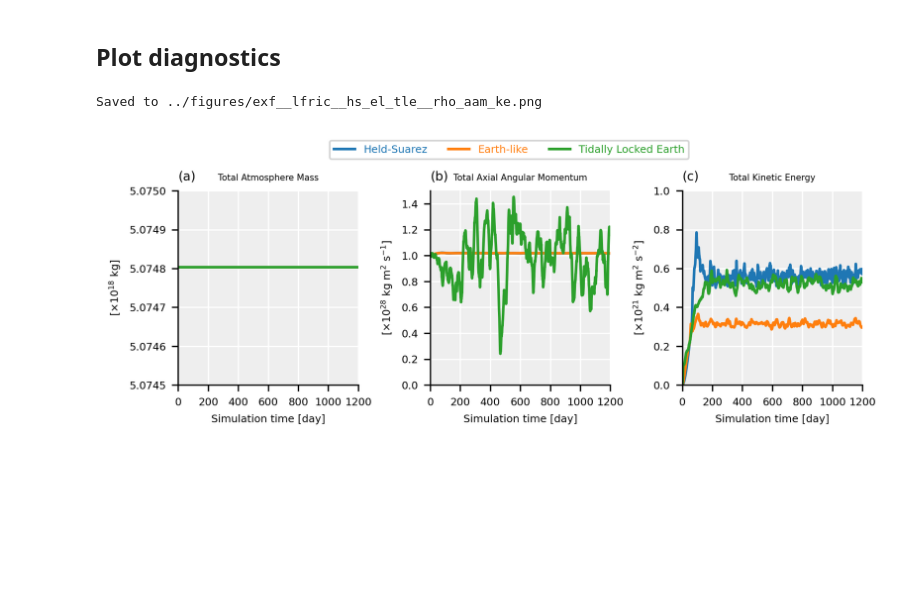
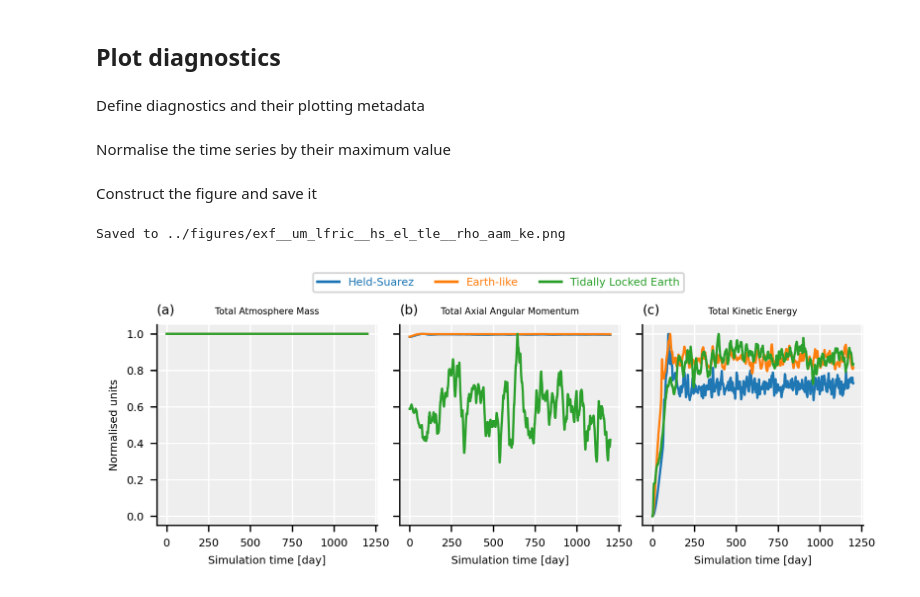
Before and after one commit to dennissergeev/lfric_exo_bench_code, a Jupyter notebook: src/scripts/Conservation-Diags.ipynb, the cells around one changed output. Drawn from its saved outputs; the diff is of its cells as text; code cells hidden in the pictures; blank space fills up the shorter version.

Commit message:
update the NB for plotting conservation diagnostics

```diff
--- a/src/scripts/Conservation-Diags.ipynb
+++ b/src/scripts/Conservation-Diags.ipynb
@@ -140,3 +35,5 @@ MODELS = {
+# %%
+SIM_CASES = TF_CASES  # THAI_CASES
 # %%
 runs = {}
 for model_key, model_prop in MODELS.items():
@@ -144,11 +41,15 @@ for model_key, model_prop in MODELS.items():
 
     for sim_label, sim_prop in SIM_CASES.items():
         try:
-            runs[model_key][sim_label] = model_prop["get_data"](sim_label)
+            runs[model_key][sim_label] = load_conservation_diag(
+                (paths.results_raw_lfric / sim_label).glob("*/*/conservation_diag.dat")
+            )
         except ValueError as e:
-            pass
+            print(model_key, sim_label)
 # %% [markdown]
 ## Plot diagnostics
+# %% [markdown]
+Define diagnostics and their plotting metadata
 # %%
 DIAGS = {
     "rho": {
@@ -167,24 +68,40 @@ DIAGS = {
         "lim": [0, 1],
     },
 }
+# %% [markdown]
+Normalise the time series by their maximum value
+# %%
+normalise = True
+# %% [markdown]
+Construct the figure and save it
 # %%
 fig = plt.figure(figsize=(7, 2), tight_layout=True)
 # fig.suptitle("Conservation diagnostics", y=1.15)
-axd = fig.subplot_mosaic([DIAGS.keys()], gridspec_kw={"wspace": 0.4}, sharex=True)
+axd = fig.subplot_mosaic(
+    [DIAGS.keys()],
+    gridspec_kw={"wspace": 0.1 if normalise else 0.4},
+    sharex=True,
+    sharey=normalise,
+)
 iletters = subplot_label_generator()
 for ax in axd.values():
     ax.set_title(f"({next(iletters)})", loc="left")
 
 for model_key, model_prop in MODELS.items():
     # if model_key == "lfric":
-        # continue
+    # continue
     for diag_key, diag_prop in DIAGS.items():
         ax = axd[diag_key]
         ax.set_title(qplt.capitalise(diag_prop["name"]), size="small")
-        ax.set_ylim(diag_prop["lim"])
-        ax.set_ylabel(rf"[$\times${diag_prop['tex_units']}]")
-        ax.set_xlim(0, 1200)
-        ax.set_xticks(np.arange(0, 1201, 200), dtype=int)
+        if normalise:
+            # ax.set_ylim(0, 1.1)
+            if ax.get_subplotspec().is_first_col():
+                ax.set_ylabel("Normalised units")
+        else:
+            ax.set_ylim(diag_prop["lim"])
+            ax.set_ylabel(rf"[$\times${diag_prop['tex_units']}]")
+        # ax.set_xlim(0, 1200)
+        # ax.set_xticks(np.arange(0, 1201, 200), dtype=int)
         if ax.get_subplotspec().is_last_row():
             ax.set_xlabel("Simulation time [day]")
         ax.spines["right"].set_visible(False)
@@ -193,53 +110,70 @@ for model_key, model_prop in MODELS.items():
         ax.set_facecolor("#EEEEEE")
 
         for sim_label, sim_prop in SIM_CASES.items():
-            # if sim_label == "tle":
-                # continue
             try:
                 cube = runs[model_key][sim_label].extract_cube(diag_prop["name"])
             except KeyError as e:
                 print(e)
                 continue
-            cube.convert_units(tex2cf_units(diag_prop["tex_units"]))
-            days = cube.coord("timestep").points * model_prop["timestep"] / 86400
-            if sim_label == "tle" and diag_key == "aam":
+            if not normalise:
+                cube.convert_units(tex2cf_units(diag_prop["tex_units"]))
+            days = cube.coord("timestep").points * sim_prop["timestep"] / 86400
+            if sim_label.startswith("tle") and diag_key == "aam" and not normalise:
                 factor = 365
-                extra_note = "\n" + rf"($\times${factor})"
+                # extra_note = "\n" + rf"($\times${factor})"
+                extra_note = rf"$\times${factor}"
             else:
                 factor = 1
                 extra_note = ""
             x = days
-            y = cube.data * factor
+            y = cube.copy().data * factor
+            if normalise:
+                y /= y.max()
+                # y /= np.linalg.norm(y, ord=1)
+                # y /= (sum(y**2))**0.5
             ax.plot(x, y, **sim_prop["kw_plt"], **model_prop["kw_plt"])
             # ax.annotate(
             #     text=sim_prop["short_title"] + extra_note,
             #     xy=(x[-1], y[-1]),
             #     xytext=(1, 0),
             #     textcoords="offset points",
             #     va="center",
             #     color=sim_prop["kw_plt"]["color"],
             #     fontsize="small",
             #     weight="bold",
             # )
+            if sim_label.startswith("tle") and diag_key == "aam":
+                ax.text(
+                    0.90,
+                    0.85,
+                    s=extra_note,
+                    va="center",
+                    ha="center",
+                    color=sim_prop["kw_plt"]["color"],
+                    fontsize="small",
+                    weight="bold",
+                    transform=ax.transAxes,
+                )
 add_custom_legend(
     fig,
     {v["title"]: {**v["kw_plt"]} for v in SIM_CASES.values()},
     ncol=len(SIM_CASES),
     loc="upper center",
     bbox_to_anchor=(0.5, 1.1),
 )
 # add_custom_legend(
 #     fig,
 #     {v["title"]: {"color": "k", **v["kw_plt"]} for v in MODELS.values()},
 #     ncol=len(MODELS),
 #     loc="upper center",
 #     bbox_to_anchor=(0.5, 1.1),
 # )
 figsave(
     fig,
     paths.figures
+    # / "drafts"
     / f"exf__{'_'.join(MODELS.keys())}__{'_'.join(SIM_CASES.keys())}__{'_'.join(DIAGS.keys())}",
 )
 # %% [output]
-Saved to ../figures/exf__lfric__hs_el_tle__rho_aam_ke.png
+Saved to ../figures/exf__um_lfric__hs_el_tle__rho_aam_ke.png
-[figure, old version]
+[figure, new version]
```
Also changed, not shown: parts of 13 cells of this notebook.
